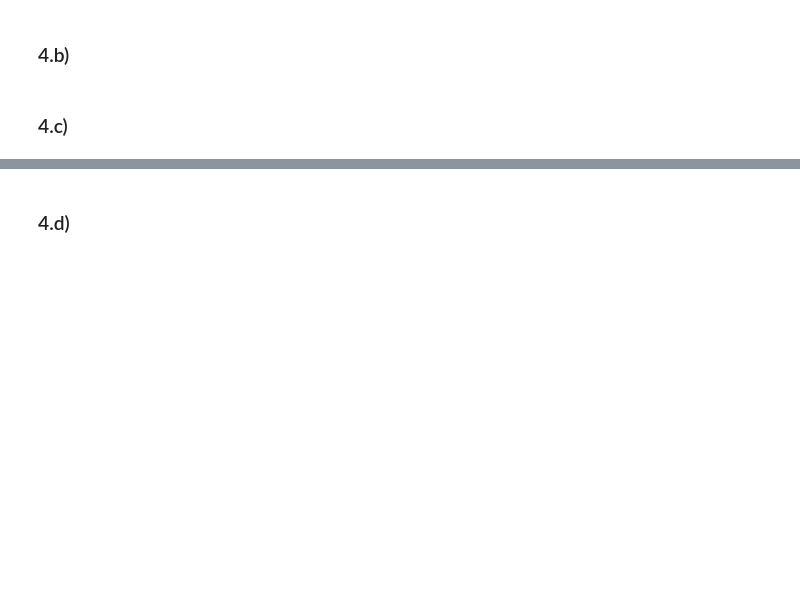
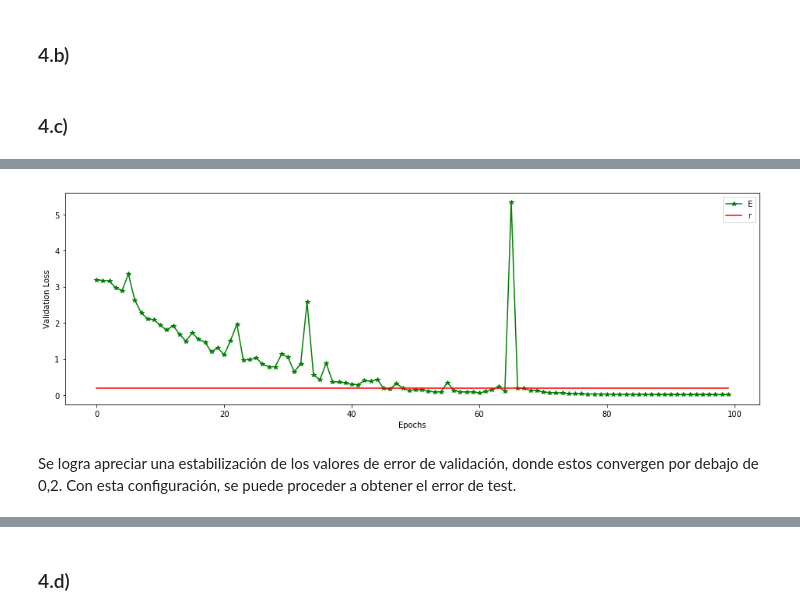
Before and after one commit to nicomero/tarea3maquinas, a Jupyter notebook: Tarea3.ipynb, the cells around one changed output, grey strips where cells are left out. Saved outputs shown, nothing was run; the diff lists cells and outputs as text; code cells hidden in the pictures; blank space fills up the shorter version.

```diff
--- a/Tarea3.ipynb
+++ b/Tarea3.ipynb
@@ -420,0 +501,7 @@ model.fit(x_tr.values, to_categorical(y_tr), nb_epoch=100, batch_size=128, verbo
+# %%
+model = Sequential()
+model.add(Dense(50, input_dim=x_tr_scaled.shape[1], kernel_initializer='uniform', activation='relu'))
+model.add(Dense(40, kernel_initializer='uniform', activation='relu'))
+model.add(Dense(25, kernel_initializer='uniform', activation='softmax'))
+model.compile(optimizer=SGD(lr=0.05), loss='categorical_crossentropy', metrics=['accuracy'])
+historia = model.fit(x_tr_scaled.values, to_categorical(y_tr), epochs=100, batch_size=128, verbose=1,validation_data=(x_v_scaled.values,to_categorical(y_v)))
@@ -420,0 +526,6 @@ model.fit(x_tr.values, to_categorical(y_tr), nb_epoch=100, batch_size=128, verbo
+# %%
+graficar_loss(historia)
+# %% [output]
+[figure, added]
+# %% [markdown]
+<p>Se logra apreciar una estabilización de los valores de error de validación, donde estos convergen por debajo de 0,2. Con esta configuración, se puede proceder a obtener el error de test.</p>
```
Also changed, not shown: parts of 12 cells of this notebook.
